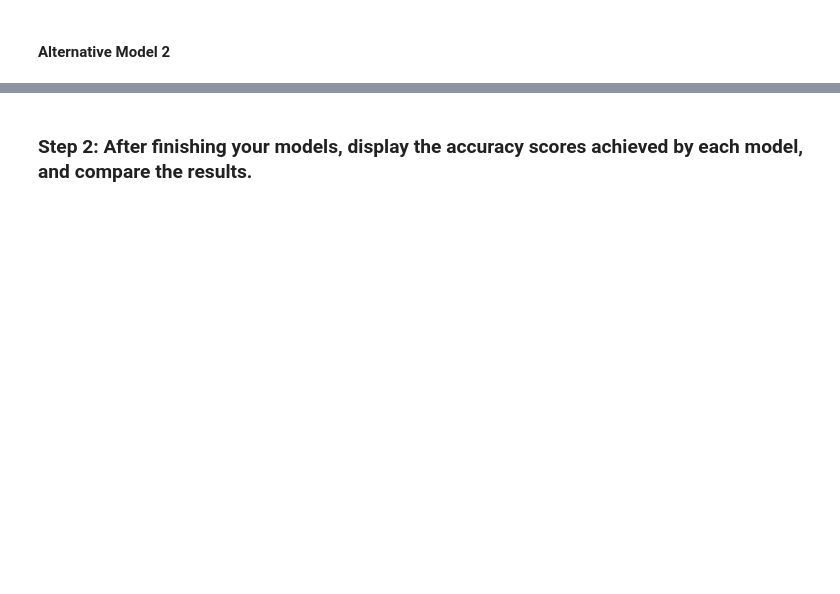
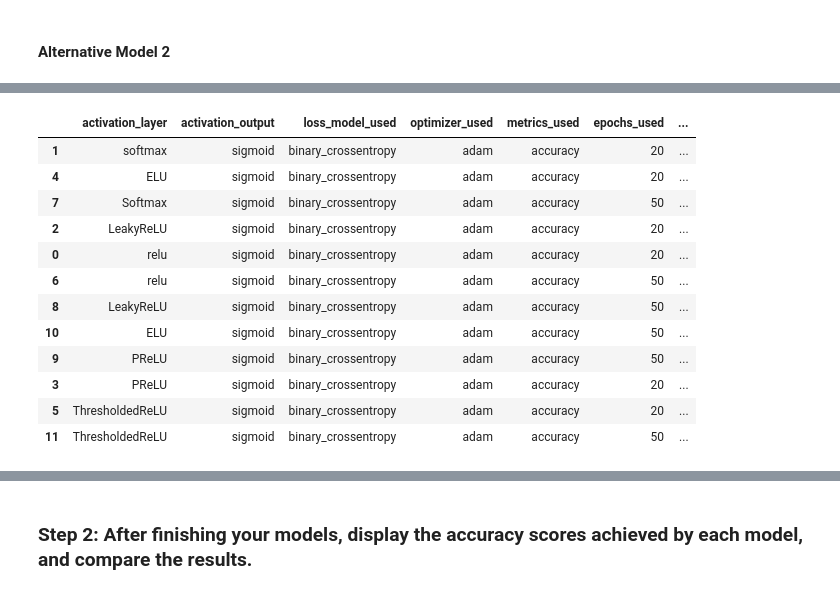
Before and after one commit to nielsdehaan1977/Fintech_Module13, a Jupyter notebook: venture_funding_with_deep_learning.ipynb, the cells around one changed output, grey strips where cells are left out. Saved outputs shown, nothing was run; the diff lists cells and outputs as text; code cells hidden in the pictures; blank space fills up the shorter version.

Commit message:
Ran all 3 alternative models and saved output to resources folder

```diff
--- a/venture_funding_with_deep_learning.ipynb
+++ b/venture_funding_with_deep_learning.ipynb
@@ -447,0 +1040,6 @@ nn_A2 = # YOUR CODE HERE
+# %%
+# Compile the Sequential model
+nn_A3.compile(loss=loss_model_used, optimizer=optimizer_used, metrics=[metrics_used])
+# %%
+# Fit the model using 50 epochs and the training data
+fit_model_A3 = nn_A3.fit(X_train_scaled, y_train, epochs=epochs_used)
@@ -447,0 +1064,6 @@ nn_A2 = # YOUR CODE HERE
+# %%
+# Evaluate the model loss and accuracy metrics using the evaluate method and the test data
+model_loss, model_accuracy = nn_A3.evaluate(X_test_scaled, y_test, verbose=2)
+
+# Display the model loss and accuracy results
+print(f"activation on layers is  {activation_layers}\nactivation on output {activation_output}\nloss model used {loss_model_used}\noptimizer used {optimizer_used}\nmetrics used {metrics_used}\nepochs used{epochs_used}\nLoss: {model_loss}\nAccuracy: {model_accuracy}")
@@ -447,0 +1080,19 @@ nn_A2 = # YOUR CODE HERE
+# %%
+new_row_model3 = {'activation_layer':activation_layers,'activation_output':activation_output,'loss_model_used':loss_model_used,'optimizer_used':optimizer_used,'metrics_used':metrics_used,'epochs_used':epochs_used,'loss':model_loss, 'Accuracy':model_accuracy }
+test_results_model3 = test_results_model3.append(new_row_model3,ignore_index=True)
+# %%
+test_results_model3.sort_values('Accuracy',ascending=False)
+# %% [output]
+|  | activation_layer | activation_output | loss_model_used | optimizer_used | metrics_used | epochs_used | ... |
+| 1 | softmax | sigmoid | binary_crossentropy | adam | accuracy | 20 | ... |
+| 4 | ELU | sigmoid | binary_crossentropy | adam | accuracy | 20 | ... |
+| 7 | Softmax | sigmoid | binary_crossentropy | adam | accuracy | 50 | ... |
+| 2 | LeakyReLU | sigmoid | binary_crossentropy | adam | accuracy | 20 | ... |
+| 0 | relu | sigmoid | binary_crossentropy | adam | accuracy | 20 | ... |
+| 6 | relu | sigmoid | binary_crossentropy | adam | accuracy | 50 | ... |
+| 8 | LeakyReLU | sigmoid | binary_crossentropy | adam | accuracy | 50 | ... |
+| 10 | ELU | sigmoid | binary_crossentropy | adam | accuracy | 50 | ... |
+| 9 | PReLU | sigmoid | binary_crossentropy | adam | accuracy | 50 | ... |
+| 3 | PReLU | sigmoid | binary_crossentropy | adam | accuracy | 20 | ... |
+| 5 | ThresholdedReLU | sigmoid | binary_crossentropy | adam | accuracy | 20 | ... |
+| 11 | ThresholdedReLU | sigmoid | binary_crossentropy | adam | accuracy | 50 | ... |
```
Also changed, not shown: parts of 82 cells of this notebook, 3 other files.
